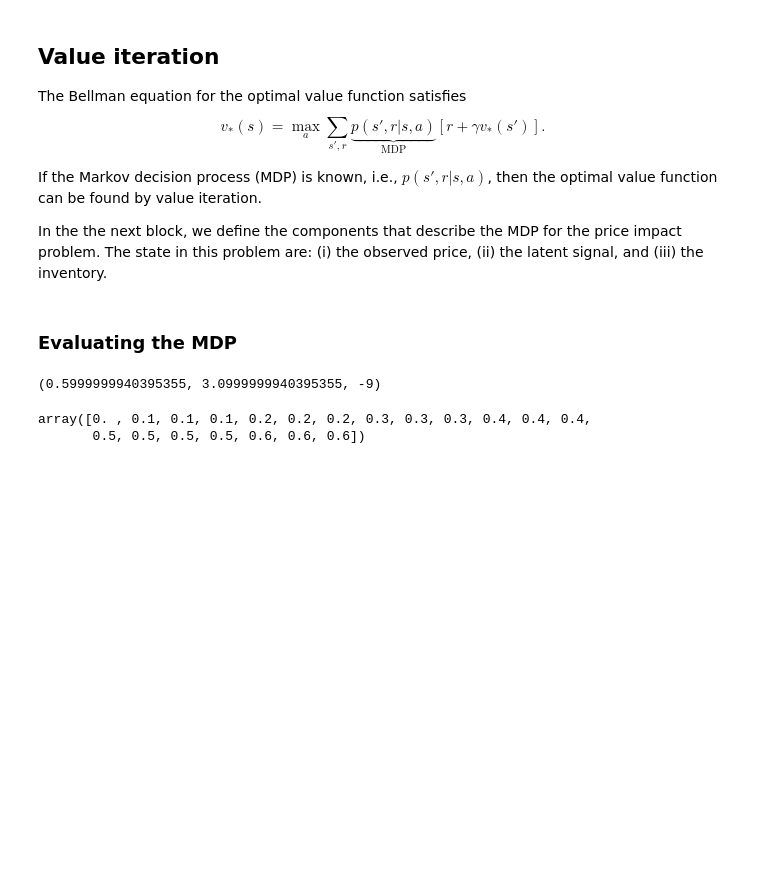
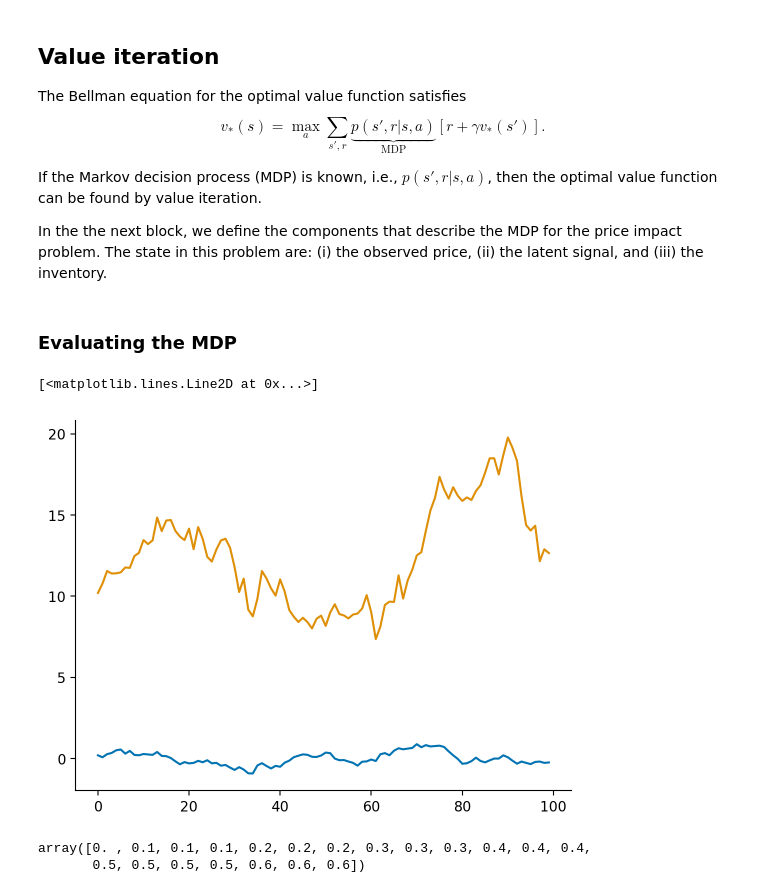
Before and after one commit to sapienzaio/online-ml-finance, a Jupyter notebook: 06-reinforcement-learning/price-impact-grid.ipynb, the cells around one changed output. Saved outputs shown, nothing was run; the diff lists cells and outputs as text; code cells hidden in the pictures; blank space fills up the shorter version.

```diff
--- a/06-reinforcement-learning/price-impact-grid.ipynb
+++ b/06-reinforcement-learning/price-impact-grid.ipynb
@@ -233,7 +238,7 @@ spec = [
 class MDP:
     def __init__(
         self, force_price, force_signal, price_impact, temporary_price_impact,
-        stride_signal, stride_price, signal_p, reversion_factor, inventory_aversion
+        stride_signal, stride_price, signal_mid, signal_p, reversion_factor, inventory_aversion
     ):
         self.force_price = force_price
         self.force_signal = force_signal
@@ -244,6 +249,7 @@ class MDP:
         self.signal_p = signal_p
         self.reversion_factor = reversion_factor
         self.inventory_aversion = inventory_aversion
+        self.signal_mid = signal_mid
 
 
     def pr_transition_signal_fluctuation(self, Xs):
@@ -271,12 +277,12 @@ class MDP:
         Parameters
         ----------
         Xs: float
-            value in [0, 1, ..., 2 self.force_signal] denoting the shift in signal
+            value in [0, 1, ..., 2 * self.force_signal] denoting the shift in signal
         signal_prev: float
             previous signal
         """
         kt = (Xs - self.force_signal) * self.stride_signal
-        signal = signal_prev + self.reversion_factor * (signal_prev - self.signal_mid) + kt
+        signal = signal_prev + self.reversion_factor * (self.signal_mid - signal_prev) + kt
         signal = clip(signal, -MAX_SIGNAL, MAX_SIGNAL)
         return signal
 
@@ -286,7 +292,7 @@ class MDP:
         Parameters
         ----------
         Xp: float
-            value in [0, 1, ..., 2 self.force_price] denoting the shift in price value
+            value in [0, 1, ..., 2 * self.force_price] denoting the shift in price value
         signal: float
             observed signal
         price_prev: float
@@ -297,6 +303,16 @@ class MDP:
         price = clip(price, 0, MAX_PRICE)
         return price
 
+    def step_process(self, signal_prev, price_prev, action):
+        price_p = sigmoid(action * self.price_impact)
+
+        fluctuation_signal = np.random.binomial(2 * self.force_signal, self.signal_p)
+        fluctuation_price = np.random.binomial(2 * self.force_price, price_p)
+
+        signal = self.step_signal(fluctuation_signal, signal_prev)
+        price = self.step_price(fluctuation_price, signal, price_prev)
+        return signal, price
+
 
     def step_inventory(self, inventory_prev, action):
         return clip(inventory_prev + action, -MAX_INVENTORY, MAX_INVENTORY)
@@ -306,6 +322,7 @@ class MDP:
         signal = self.step_signal(fluctuation_signal, signal_prev)
         price = self.step_price(fluctuation_price, signal, price_prev)
         return signal, price
+
 
     def step_reward(
         self, fluctuation_price, fluctuation_signal, price_prev, signal_prev, inventory_prev, action
@@ -340,14 +357,30 @@ params = {
     "signal_p": 0.5,
     "reversion_factor": 0.1,
     "inventory_aversion": 1.0,
+    "signal_mid": 0.0,
 }
 
 mdp = MDP(**params)
-# %%
-r, state_next = mdp.step_reward(-10, 0, 10, 1, -8, -1)
-state_next
-# %% [output]
-(0.5999999940395355, 3.0999999940395355, -9)
+# %%
+signal, price = 0, 10
+action = 0
+
+nsteps = 100
+signals = np.zeros(nsteps)
+prices = np.zeros(nsteps)
+
+set_seed(314)
+for i in range(100):
+    signal, price = mdp.step_process(signal, price, action)
+    signals[i] = signal
+    prices[i] = price
+
+fig, ax = plt.subplots()
+plt.plot(signals)
+plt.plot(prices)
+# %% [output]
+[<matplotlib.lines.Line2D at 0x...>]
+[figure, added]
 # %%
 vals_signal = np.arange(-10, 10 + 1)
 vals_price = np.arange(0, 200 + 1)
```
Also changed, not shown: parts of 1 cell of this notebook.
